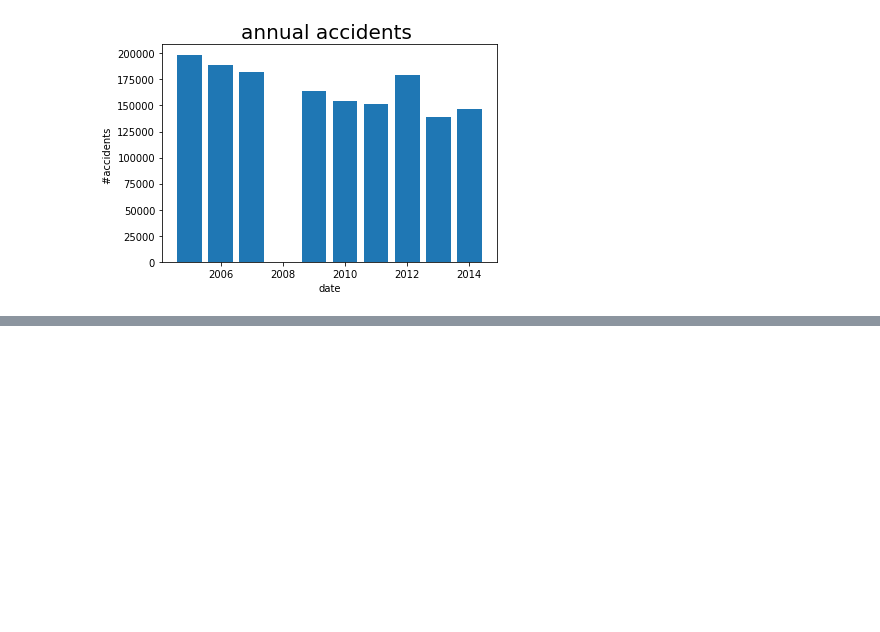
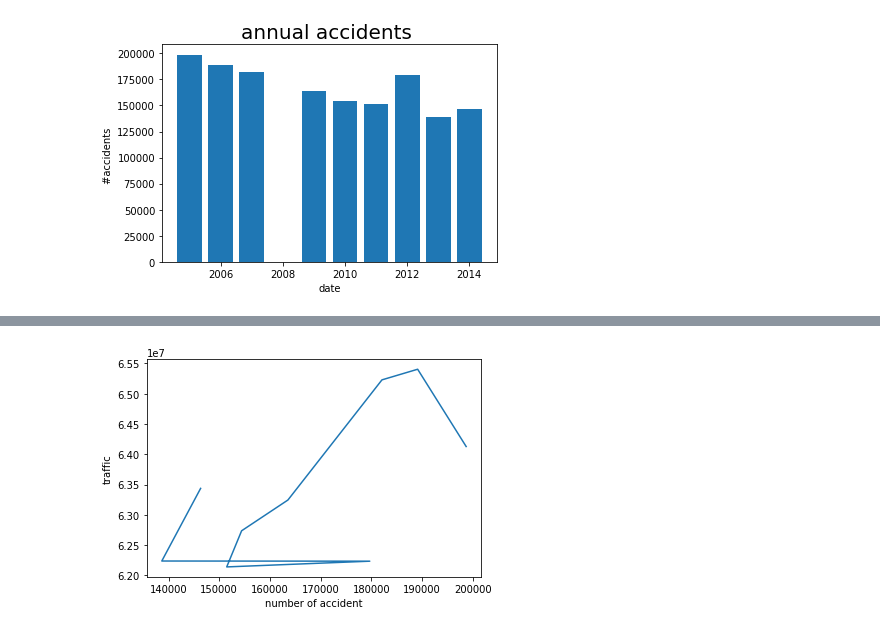
Before and after one commit to arefabed/fall2019_algorithm_project, a Jupyter notebook: plots.ipynb, the cells around one changed output, grey strips where cells are left out. Saved outputs shown, nothing was run; the diff lists cells and outputs as text; code cells hidden in the pictures; blank space fills up the shorter version.

```diff
--- a/plots.ipynb
+++ b/plots.ipynb
@@ -14,0 +34,11 @@ plt.show()
+# %%
+y2008removed = dict(traffic_vs_year_out)
+del y2008removed[2008]
+plt.plot(list(naccidents_vs_dates_out.values()),list(y2008removed.values()),label ='traffic and number of accident ')
+
+plt.xlabel('number of accident')
+plt.ylabel('traffic')
+
+plt.show()
+# %% [output]
+[figure, added]
```
Also changed, not shown: parts of 5 cells of this notebook, 2 other files.
